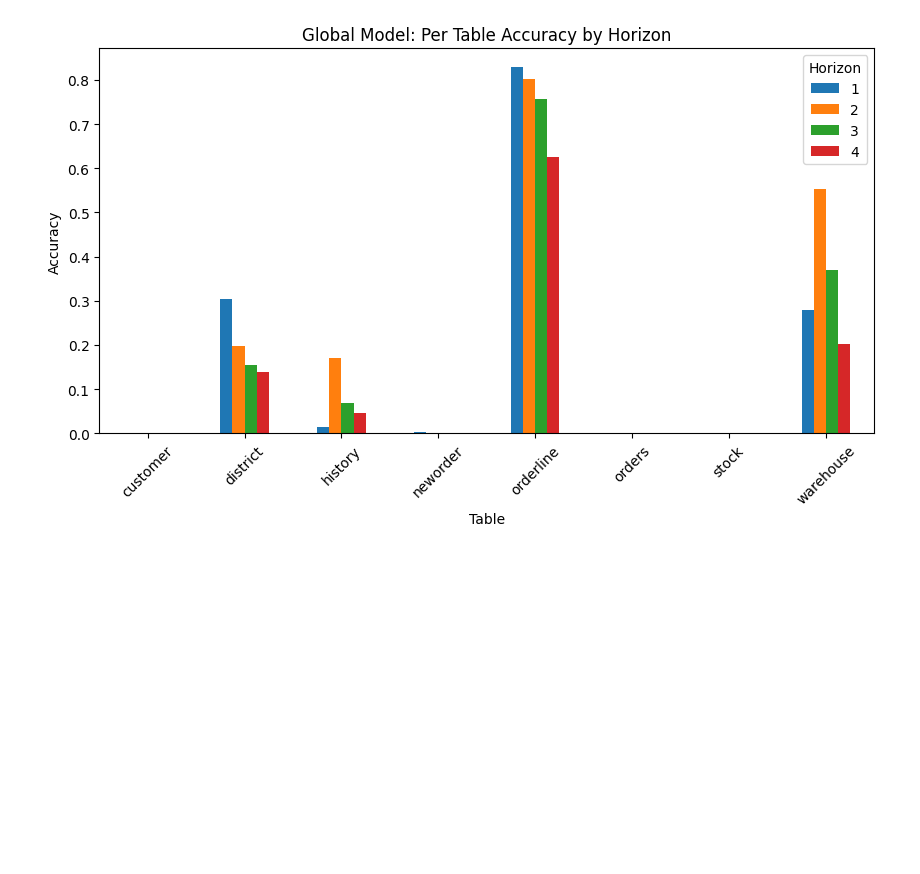
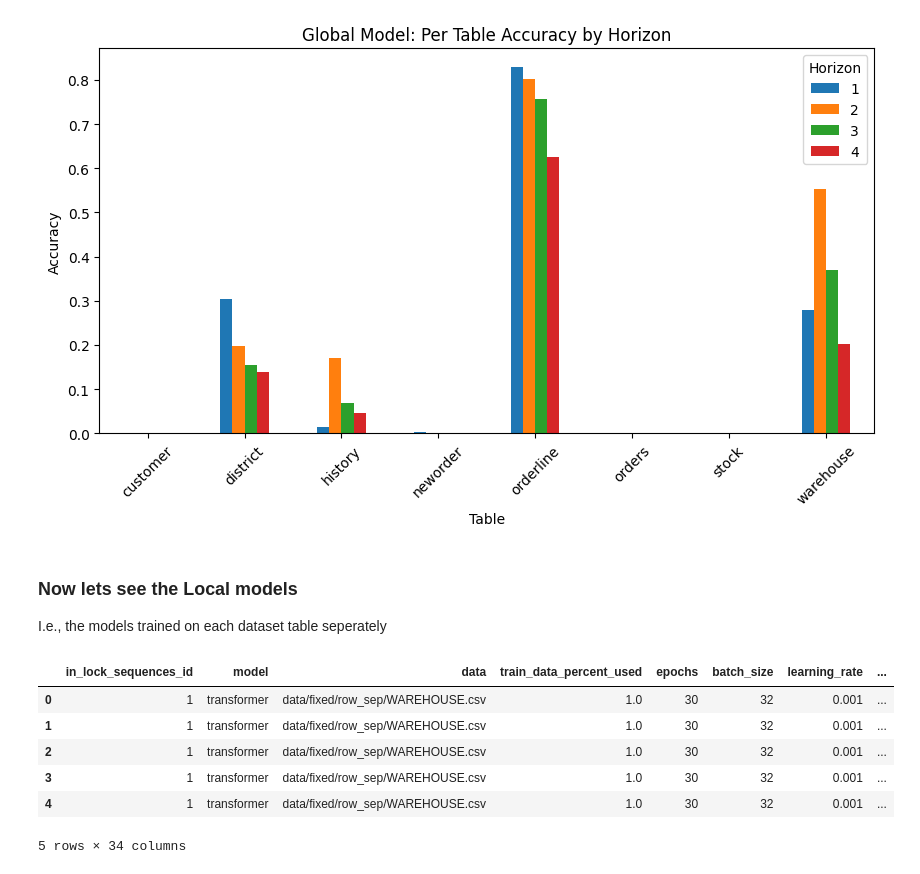
Before and after one commit to mbrotos/lock-pred, a Jupyter notebook: analysis/exp-6-per-table-accruacy.ipynb, the cells around one changed output. Cells and saved outputs as stored; diff of their text form; code cells hidden in the pictures; blank space fills up the shorter version.

```diff
--- a/analysis/exp-6-per-table-accruacy.ipynb
+++ b/analysis/exp-6-per-table-accruacy.ipynb
@@ -222,3 +205,6 @@ plt.legend(title='Horizon')
 plt.show()
 # %% [output]
 [figure]
+# %% [markdown]
+### Now lets see the Local models
+I.e., the models trained on each dataset table seperately
@@ -224,0 +213,10 @@ plt.show()
+# %%
+predictions_row_sep.head()
+# %% [output]
+|  | in_lock_sequences_id | model | data | train_data_percent_used | epochs | batch_size | learning_rate | ... |
+| 0 | 1 | transformer | data/fixed/row_sep/WAREHOUSE.csv | 1.0 | 30 | 32 | 0.001 | ... |
+| 1 | 1 | transformer | data/fixed/row_sep/WAREHOUSE.csv | 1.0 | 30 | 32 | 0.001 | ... |
+| 2 | 1 | transformer | data/fixed/row_sep/WAREHOUSE.csv | 1.0 | 30 | 32 | 0.001 | ... |
+| 3 | 1 | transformer | data/fixed/row_sep/WAREHOUSE.csv | 1.0 | 30 | 32 | 0.001 | ... |
+| 4 | 1 | transformer | data/fixed/row_sep/WAREHOUSE.csv | 1.0 | 30 | 32 | 0.001 | ... |
+5 rows × 34 columns
```
Also changed, not shown: parts of 9 cells of this notebook.
